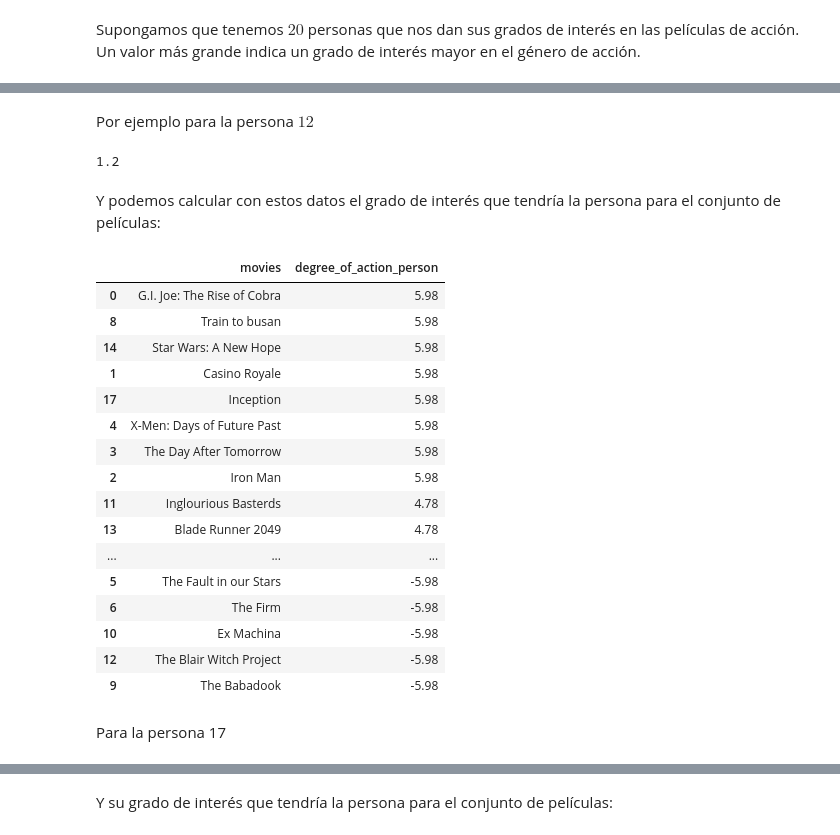
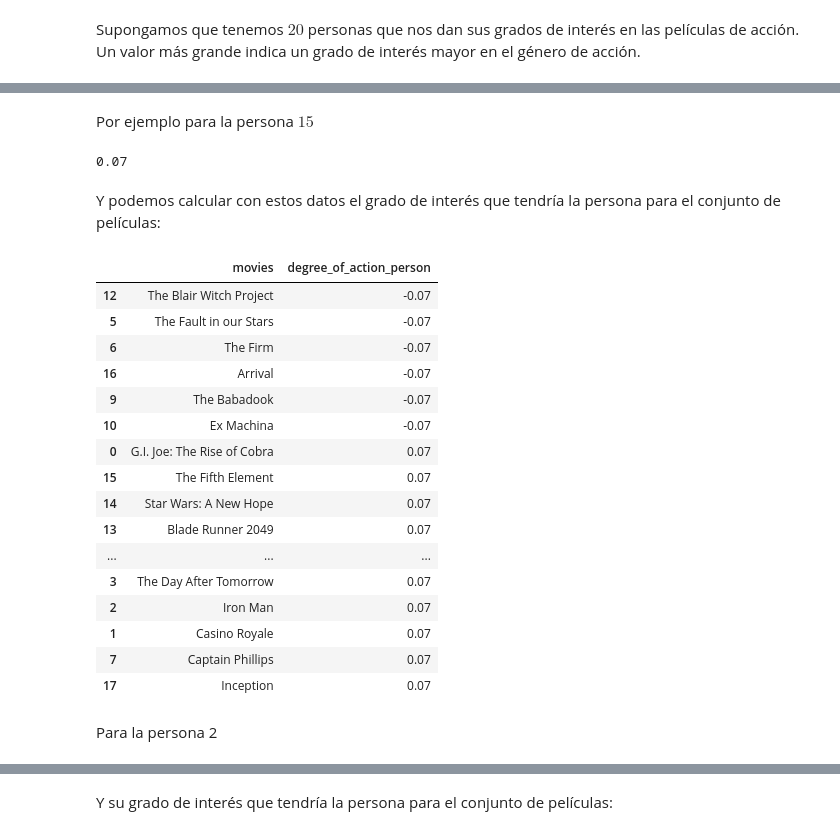
Before and after one commit to palmoreck/laboratorios, a Jupyter notebook: reconstruccion_de_imagenes/2_reconstruccion_de_imagenes.ipynb, the cells around one changed output, grey strips where cells are left out. Drawn from its saved outputs; the diff is of its cells as text; code cells hidden in the pictures.

Commit message:
simplifying example of movies recommendations

```diff
--- a/reconstruccion_de_imagenes/2_reconstruccion_de_imagenes.ipynb
+++ b/reconstruccion_de_imagenes/2_reconstruccion_de_imagenes.ipynb
@@ -260,22 +268,22 @@ Supóngase que se tiene el siguiente *data frame* que contiene un valor numéric
 # %%
-d = {"G.I. Joe: The Rise of Cobra": 5,
-     "Casino Royale": 5,
-     "Iron Man": 5,
-     "The Day After Tomorrow": 5,
-     "X-Men: Days of Future Past": 5,
-     "The Fault in our Stars": -5,
-     "The Firm": -5,
-     "Captain Phillips": 3,
-     "Train to busan": 5,
-     "The Babadook": -5,
-     "Ex Machina": -5,
-     "Inglourious Basterds": 4,
-     "The Blair Witch Project": -5,
-     "Blade Runner 2049": 4,
-     "Star Wars: A New Hope": 5,
-     "The Fifth Element": 4,
-     "Arrival": -4,
-     "Inception": 5
+d = {"G.I. Joe: The Rise of Cobra": 1,
+     "Casino Royale": 1,
+     "Iron Man": 1,
+     "The Day After Tomorrow": 1,
+     "X-Men: Days of Future Past": 1,
+     "The Fault in our Stars": -1,
+     "The Firm": -1,
+     "Captain Phillips": 1,
+     "Train to busan": 1,
+     "The Babadook": -1,
+     "Ex Machina": -1,
+     "Inglourious Basterds": 1,
+     "The Blair Witch Project": -1,
+     "Blade Runner 2049": 1,
+     "Star Wars: A New Hope": 1,
+     "The Fifth Element": 1,
+     "Arrival": -1,
+     "Inception": 1
      }
 attribute_movies = "degree_of_action"
 
@@ -308,7 +316,7 @@ Supongamos que tenemos $20$ personas que nos dan sus grados de interés en las p
 # %%
 np.random.seed(1000) #para reproducibilidad
 m_persons = 20
-u = -1*np.random.randn(m_persons)
+u = np.random.rand(m_persons)
 attribute_persons = "degree_of_interest_in_action"
 df_persons = pd.DataFrame(data={"persona": range(m_persons),
                                 attribute_persons: u})
@@ -335,12 +343,12 @@ print(df_persons.round(2))
 # %% [markdown]
-Por ejemplo para la persona $12$
+Por ejemplo para la persona $15$
 # %%
-person = 12
+person = 15
 degree_of_action_person = df_persons[attribute_persons][person]
 # %%
 print(degree_of_action_person.round(2))
 # %% [output]
-1.2
+0.07
 # %% [markdown]
 Y podemos calcular con estos datos el grado de interés que tendría la persona para el conjunto de películas:
 # %%
@@ -348,25 +356,25 @@ interest_for_action_movies_person = df_movies.apply(lambda col: degree_of_action
 attribute_person_example = "degree_of_action_person"
 interest_for_action_movies_person.rename(columns={attribute_movies: attribute_person_example}, inplace=True)
 # %%
-interest_for_action_movies_person.sort_values(by=attribute_person_example,ascending=False).round(2)
+interest_for_action_movies_person.sort_values(by=attribute_person_example).round(2)
 # %% [output]
 |  | movies | degree_of_action_person |
-| 0 | G.I. Joe: The Rise of Cobra | 5.98 |
-| 8 | Train to busan | 5.98 |
-| 14 | Star Wars: A New Hope | 5.98 |
-| 1 | Casino Royale | 5.98 |
-| 17 | Inception | 5.98 |
-| 4 | X-Men: Days of Future Past | 5.98 |
-| 3 | The Day After Tomorrow | 5.98 |
-| 2 | Iron Man | 5.98 |
-| 11 | Inglourious Basterds | 4.78 |
-| 13 | Blade Runner 2049 | 4.78 |
+| 12 | The Blair Witch Project | -0.07 |
+| 5 | The Fault in our Stars | -0.07 |
+| 6 | The Firm | -0.07 |
+| 16 | Arrival | -0.07 |
+| 9 | The Babadook | -0.07 |
+| 10 | Ex Machina | -0.07 |
+| 0 | G.I. Joe: The Rise of Cobra | 0.07 |
+| 15 | The Fifth Element | 0.07 |
+| 14 | Star Wars: A New Hope | 0.07 |
+| 13 | Blade Runner 2049 | 0.07 |
 | ... | ... | ... |
-| 5 | The Fault in our Stars | -5.98 |
-| 6 | The Firm | -5.98 |
-| 10 | Ex Machina | -5.98 |
-| 12 | The Blair Witch Project | -5.98 |
-| 9 | The Babadook | -5.98 |
+| 3 | The Day After Tomorrow | 0.07 |
+| 2 | Iron Man | 0.07 |
+| 1 | Casino Royale | 0.07 |
+| 7 | Captain Phillips | 0.07 |
+| 17 | Inception | 0.07 |
 # %% [markdown]
-Para la persona 17
+Para la persona 2
 # %%
```
Also changed, not shown: parts of 18 cells of this notebook.
